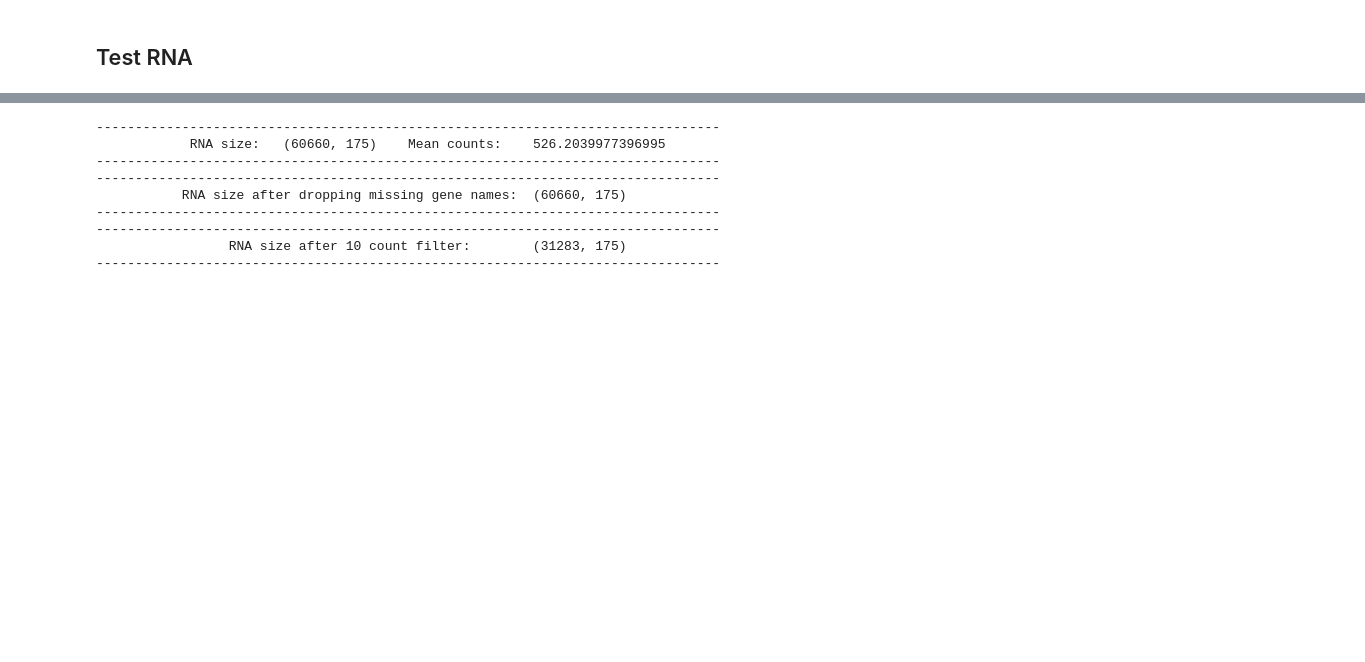
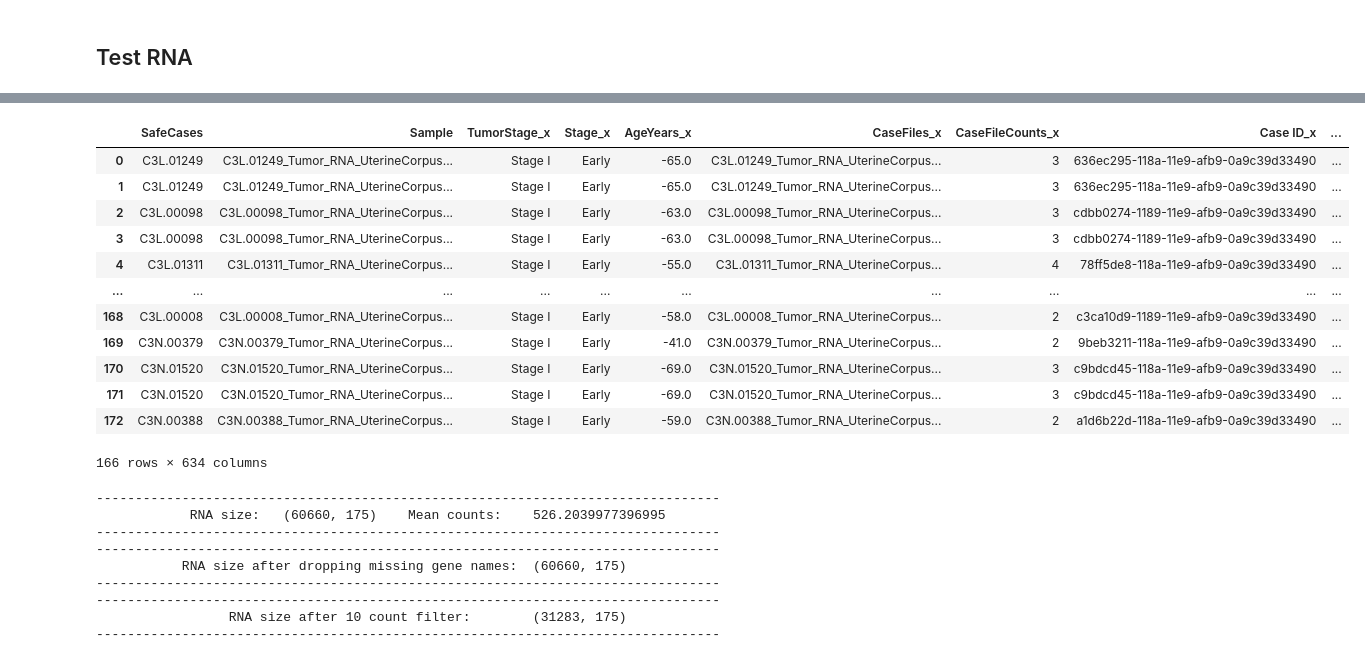
Before and after one commit to ArianeMora/public_cancer_data, a Jupyter notebook: datasets/CPTAC3/input_data/TCGA_RNA_DNAMethylation_ALL/TestIndividual.ipynb, the cells around one changed output, grey strips where cells are left out. Drawn from its saved outputs; the diff is of its cells as text; code cells hidden in the pictures; blank space fills up the shorter version.

```diff
--- a/datasets/CPTAC3/input_data/TCGA_RNA_DNAMethylation_ALL/TestIndividual.ipynb
+++ b/datasets/CPTAC3/input_data/TCGA_RNA_DNAMethylation_ALL/TestIndividual.ipynb
@@ -317,3 +383,19 @@ C3L.00447_Normal_RNA_ClearCellRenalCellCarcinoma_e4a148e6.13c5.468c.8e5c.0056a8f
+# %%
+sample_df
+# %% [output]
+|  | SafeCases | Sample | TumorStage_x | Stage_x | AgeYears_x | CaseFiles_x | CaseFileCounts_x | Case ID_x | ... |
+| 0 | C3L.01249 | C3L.01249_Tumor_RNA_UterineCorpus... | Stage I | Early | -65.0 | C3L.01249_Tumor_RNA_UterineCorpus... | 3 | 636ec295-118a-11e9-afb9-0a9c39d33490 | ... |
+| 1 | C3L.01249 | C3L.01249_Tumor_RNA_UterineCorpus... | Stage I | Early | -65.0 | C3L.01249_Tumor_RNA_UterineCorpus... | 3 | 636ec295-118a-11e9-afb9-0a9c39d33490 | ... |
+| 2 | C3L.00098 | C3L.00098_Tumor_RNA_UterineCorpus... | Stage I | Early | -63.0 | C3L.00098_Tumor_RNA_UterineCorpus... | 3 | cdbb0274-1189-11e9-afb9-0a9c39d33490 | ... |
+| 3 | C3L.00098 | C3L.00098_Tumor_RNA_UterineCorpus... | Stage I | Early | -63.0 | C3L.00098_Tumor_RNA_UterineCorpus... | 3 | cdbb0274-1189-11e9-afb9-0a9c39d33490 | ... |
+| 4 | C3L.01311 | C3L.01311_Tumor_RNA_UterineCorpus... | Stage I | Early | -55.0 | C3L.01311_Tumor_RNA_UterineCorpus... | 4 | 78ff5de8-118a-11e9-afb9-0a9c39d33490 | ... |
+| ... | ... | ... | ... | ... | ... | ... | ... | ... | ... |
+| 168 | C3L.00008 | C3L.00008_Tumor_RNA_UterineCorpus... | Stage I | Early | -58.0 | C3L.00008_Tumor_RNA_UterineCorpus... | 2 | c3ca10d9-1189-11e9-afb9-0a9c39d33490 | ... |
+| 169 | C3N.00379 | C3N.00379_Tumor_RNA_UterineCorpus... | Stage I | Early | -41.0 | C3N.00379_Tumor_RNA_UterineCorpus... | 2 | 9beb3211-118a-11e9-afb9-0a9c39d33490 | ... |
+| 170 | C3N.01520 | C3N.01520_Tumor_RNA_UterineCorpus... | Stage I | Early | -69.0 | C3N.01520_Tumor_RNA_UterineCorpus... | 3 | c9bdcd45-118a-11e9-afb9-0a9c39d33490 | ... |
+| 171 | C3N.01520 | C3N.01520_Tumor_RNA_UterineCorpus... | Stage I | Early | -69.0 | C3N.01520_Tumor_RNA_UterineCorpus... | 3 | c9bdcd45-118a-11e9-afb9-0a9c39d33490 | ... |
+| 172 | C3N.00388 | C3N.00388_Tumor_RNA_UterineCorpus... | Stage I | Early | -59.0 | C3N.00388_Tumor_RNA_UterineCorpus... | 2 | a1d6b22d-118a-11e9-afb9-0a9c39d33490 | ... |
+166 rows × 634 columns
 # %%
 rna_sample_df = pd.read_csv(f'../../output_data/{disease}/{disease}_samples_RNA.csv')
 df = pd.read_csv(f'../../output_data/{disease}/{disease}_RNA.csv')
```
Also changed, not shown: parts of 2 cells of this notebook, 1 other file.
